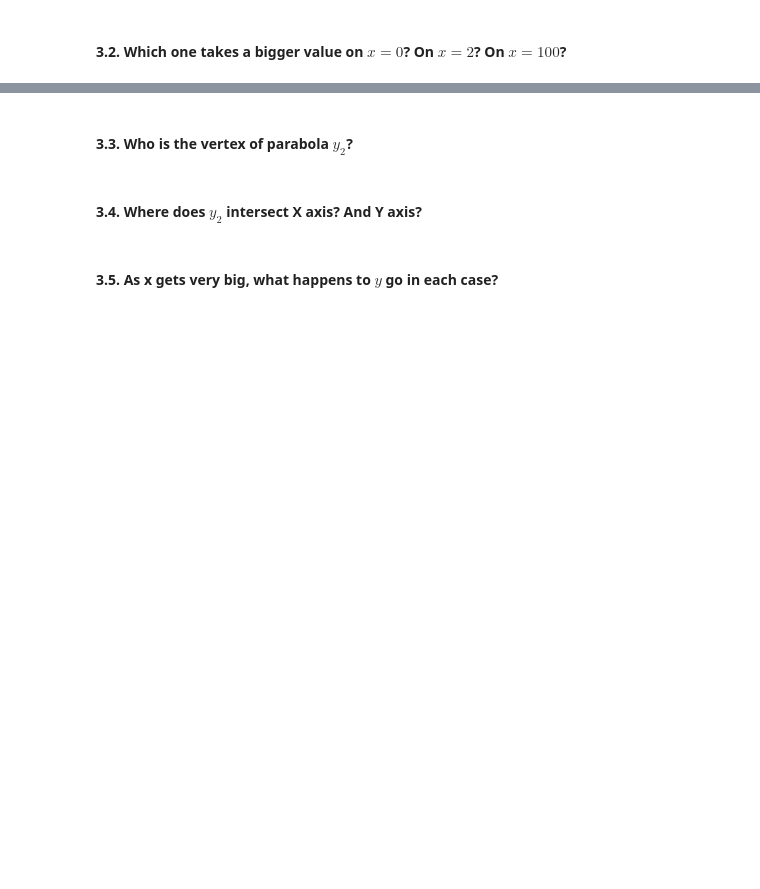
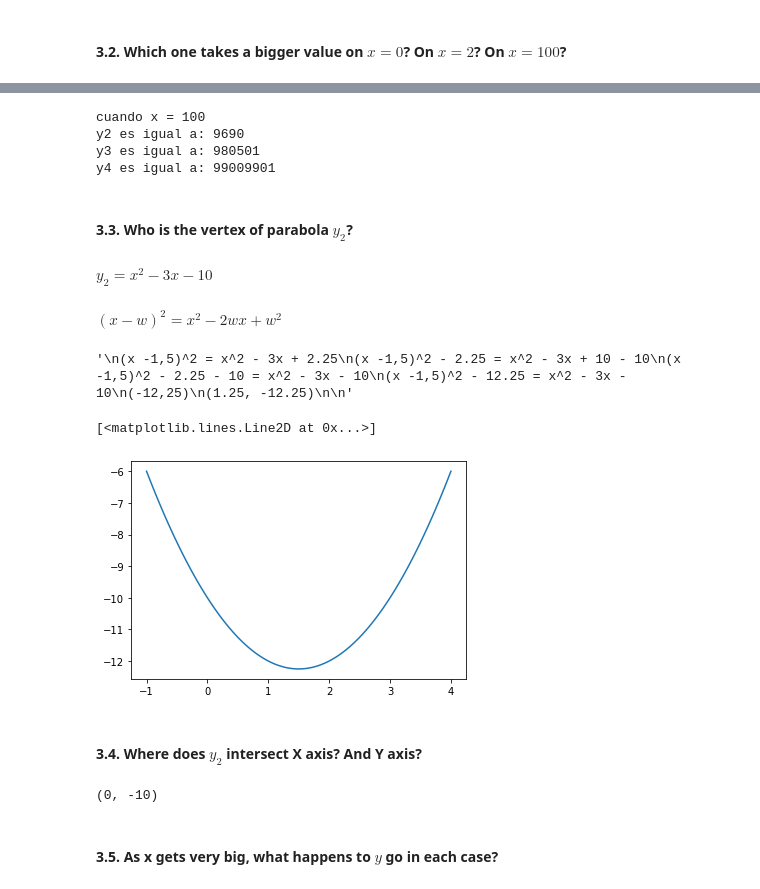
Before and after one commit to Ironhack-Data-Madrid-Enero-2021/lab-math-refresher, a Jupyter notebook: your-code/main.ipynb, the cells around one changed output, grey strips where cells are left out. Cells and saved outputs as stored; diff of their text form; code cells hidden in the pictures; blank space fills up the shorter version.

```diff
--- a/your-code/main.ipynb
+++ b/your-code/main.ipynb
@@ -50,4 +330,43 @@ $y_4=x^4-x^3+x^2-x+1$
+# %%
+x = 100
+print("cuando x =", x)
+
+print("y2 es igual a:", pol_y2(x))
+print("y3 es igual a:", pol_y3(x))
+print("y4 es igual a:", pol_y4(x))
+# %% [output]
+cuando x = 100
+y2 es igual a: 9690
+y3 es igual a: 980501
+y4 es igual a: 99009901
 # %% [markdown]
 #### 3.3. Who is the vertex of parabola $y_2$?
+# %% [markdown]
+$y_2=x^2-3x-10$
+# %% [markdown]
+$(x-w)^2 = x^2 -2wx + w^2$
+# %%
+"""
+(x -1,5)^2 = x^2 - 3x + 2.25
+(x -1,5)^2 - 2.25 = x^2 - 3x + 10 - 10
+(x -1,5)^2 - 2.25 - 10 = x^2 - 3x - 10
+(x -1,5)^2 - 12.25 = x^2 - 3x - 10
+(-12,25)
+(1.25, -12.25)
+
+"""
+# %% [output]
+'\n(x -1,5)^2 = x^2 - 3x + 2.25\n(x -1,5)^2 - 2.25 = x^2 - 3x + 10 - 10\n(x -1,5)^2 - 2.25 - 10 = x^2 - 3x - 10\n(x -1,5)^2 - 12.25 = x^2 - 3x - 10\n(-12,25)\n(1.25, -12.25)\n\n'
+# %%
+x = np.linspace(-1, 4, 100)
+plt.plot(x, x ** 2- 3 * x - 10)
+# %% [output]
+[<matplotlib.lines.Line2D at 0x...>]
+[figure, added]
 # %% [markdown]
 #### 3.4. Where does $y_2$ intersect X axis? And Y axis?
+# %%
+#𝑦2 intersect Y axis
+(0,-10)
+# %% [output]
+(0, -10)
```
Also changed, not shown: parts of 81 cells of this notebook.
